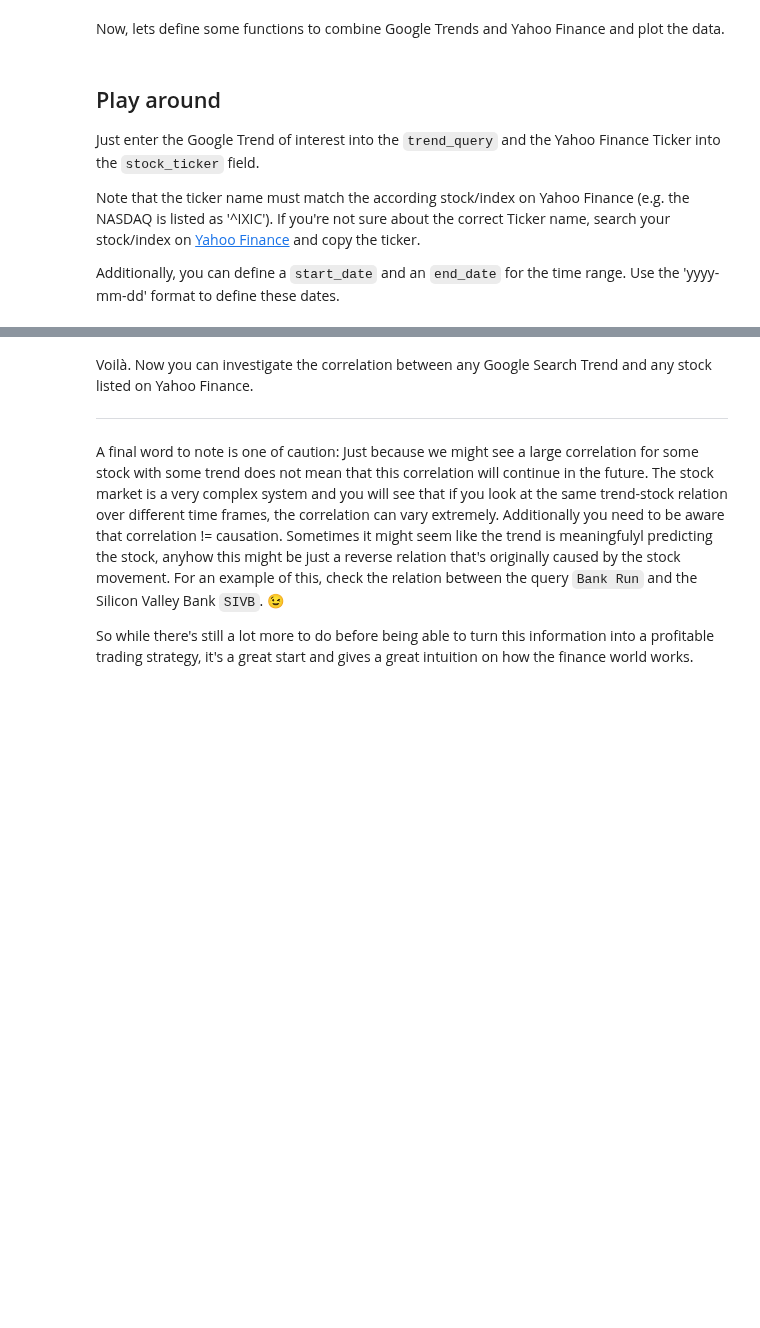
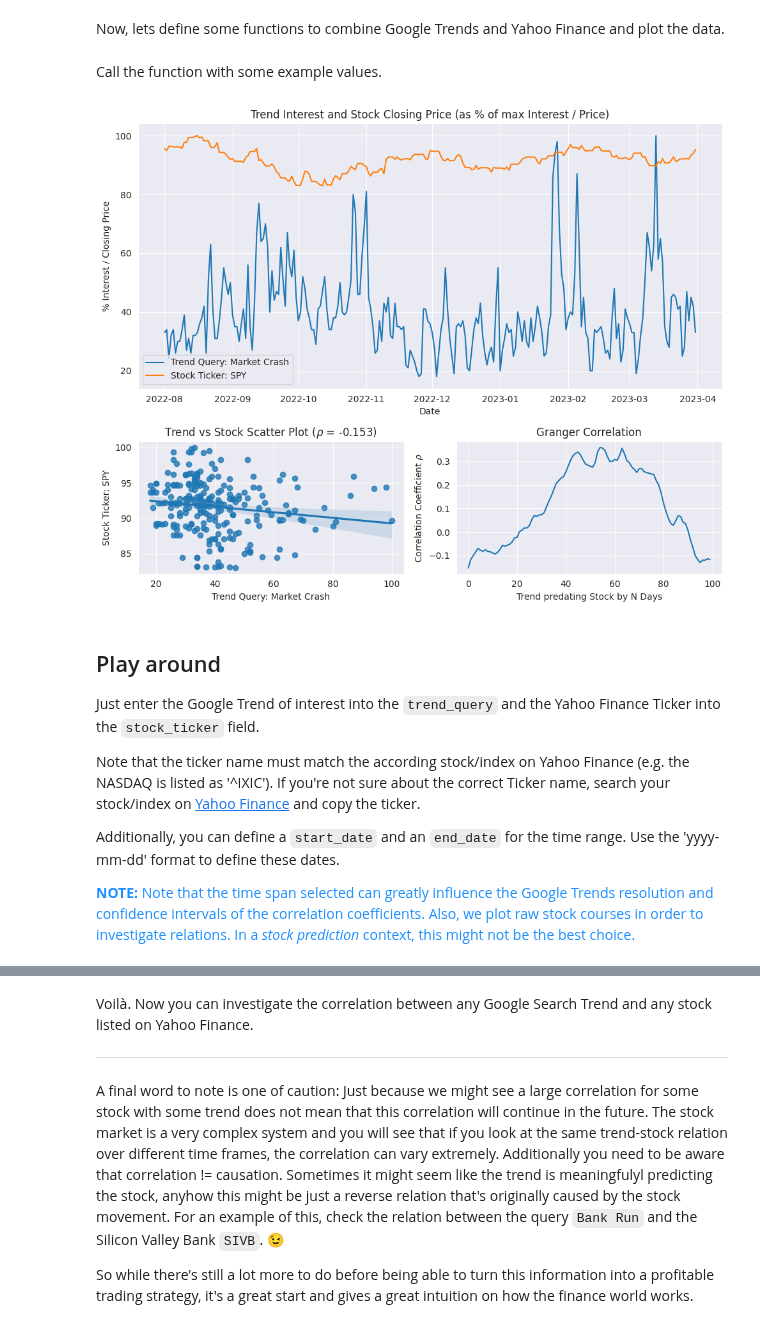
Before and after one commit to DiGyt/snippets, a Jupyter notebook: market_corr.ipynb, the cells around one changed output, grey strips where cells are left out. Saved outputs shown, nothing was run; the diff lists cells and outputs as text; code cells hidden in the pictures; blank space fills up the shorter version.

Commit message:
added notes

```diff
--- a/market_corr.ipynb
+++ b/market_corr.ipynb
@@ -122,6 +122,14 @@ def get_trend_and_plot(trend_query, stock_ticker, start_date, end_date):
   """Download the trends and stock and then plot them."""
   df = get_trend_stock_df(trend_query, stock_ticker, start_date, end_date)
   plot_panel(df)
+# %% [markdown]
+Call the function with some example values.
+# %%
+# call the function when running for the first time
+get_trend_and_plot(trend_query="Market Crash", stock_ticker="SPY",
+                   start_date="2022-08-01", end_date="2023-04-01");
+# %% [output]
+[figure, added]
 # %% [markdown]
 ## Play around
 
@@ -130,5 +138,7 @@ Just enter the Google Trend of interest into the `trend_query` and the Yahoo Fin
 Note that the ticker name must match the according stock/index on Yahoo Finance (e.g. the NASDAQ is listed as '^IXIC'). If you're not sure about the correct Ticker name, search your stock/index on [Yahoo Finance](https://finance.yahoo.com) and copy the ticker.
 
 Additionally, you can define a `start_date` and an `end_date` for the time range. Use the 'yyyy-mm-dd' format to define these dates.
+
+<font color="DodgerBlue">**NOTE:** Note that the time span selected can greatly influence the Google Trends resolution and confidence intervals of the correlation coefficients. Also, we plot raw stock courses in order to investigate relations. In a _stock prediction_ context, this might not be the best choice.</font>
 # %%
 # Display the widgets and button
```
Also changed, not shown: parts of 1 cell of this notebook.
